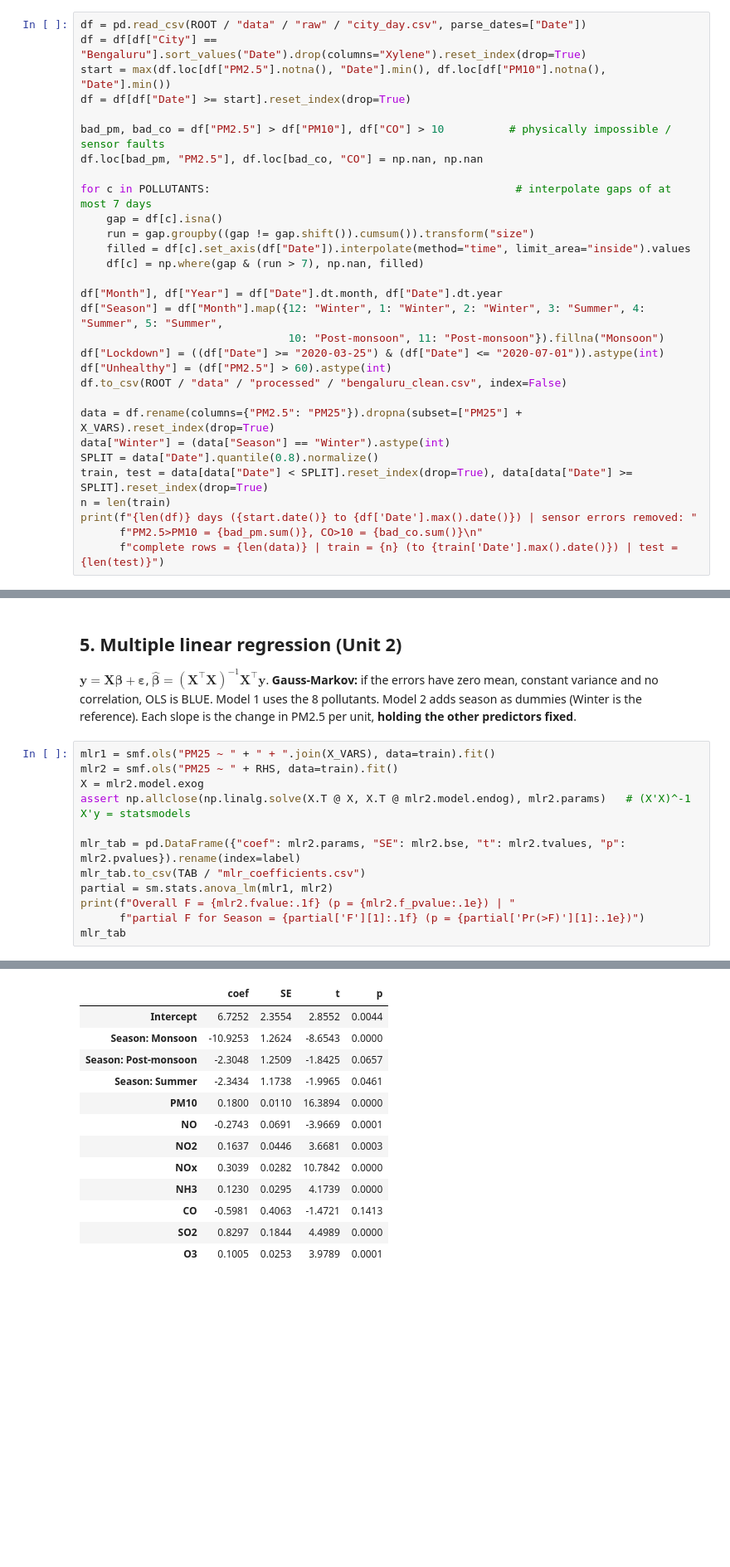
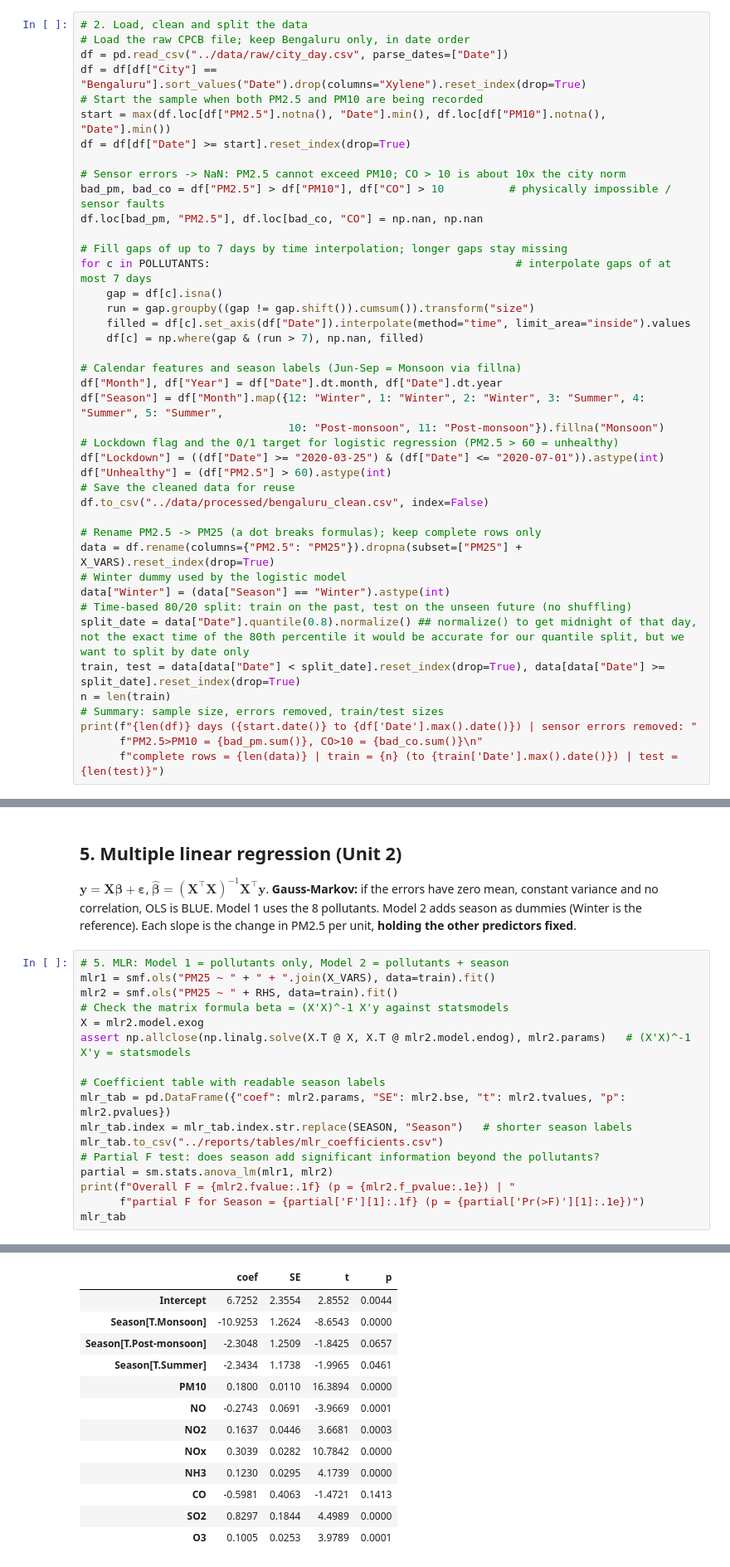
Before and after one commit to soumyadip2412/sml_aat-theory-, a Jupyter notebook: notebooks/AirWatch_Bengaluru_SML_AAT.ipynb, the cells around one changed output, grey strips where cells are left out. Shown at 83% size. Cells and saved outputs as stored; diff of their text form; blank space fills up the shorter version.

```diff
--- a/notebooks/AirWatch_Bengaluru_SML_AAT.ipynb
+++ b/notebooks/AirWatch_Bengaluru_SML_AAT.ipynb
@@ -47,32 +37,44 @@ def label(term):
 ## 2. Data cleaning and train/test split
 Bengaluru rows only; the sample starts when both PM2.5 and PM10 are recorded. Two sensor-error rules: **PM2.5 > PM10** is physically impossible, and **CO > 10 mg/m³** is about 10× the city norm. Gaps of up to 7 days are interpolated in time; longer gaps stay missing. Models use complete rows with a **chronological 80/20 split**, so the model is always tested on later, unseen days.
 # %%
-df = pd.read_csv(ROOT / "data" / "raw" / "city_day.csv", parse_dates=["Date"])
+# 2. Load, clean and split the data
+# Load the raw CPCB file; keep Bengaluru only, in date order
+df = pd.read_csv("../data/raw/city_day.csv", parse_dates=["Date"])
 df = df[df["City"] == "Bengaluru"].sort_values("Date").drop(columns="Xylene").reset_index(drop=True)
+# Start the sample when both PM2.5 and PM10 are being recorded
 start = max(df.loc[df["PM2.5"].notna(), "Date"].min(), df.loc[df["PM10"].notna(), "Date"].min())
 df = df[df["Date"] >= start].reset_index(drop=True)
 
+# Sensor errors -> NaN: PM2.5 cannot exceed PM10; CO > 10 is about 10x the city norm
 bad_pm, bad_co = df["PM2.5"] > df["PM10"], df["CO"] > 10          # physically impossible / sensor faults
 df.loc[bad_pm, "PM2.5"], df.loc[bad_co, "CO"] = np.nan, np.nan
 
+# Fill gaps of up to 7 days by time interpolation; longer gaps stay missing
 for c in POLLUTANTS:                                               # interpolate gaps of at most 7 days
     gap = df[c].isna()
     run = gap.groupby((gap != gap.shift()).cumsum()).transform("size")
     filled = df[c].set_axis(df["Date"]).interpolate(method="time", limit_area="inside").values
     df[c] = np.where(gap & (run > 7), np.nan, filled)
 
+# Calendar features and season labels (Jun-Sep = Monsoon via fillna)
 df["Month"], df["Year"] = df["Date"].dt.month, df["Date"].dt.year
 df["Season"] = df["Month"].map({12: "Winter", 1: "Winter", 2: "Winter", 3: "Summer", 4: "Summer", 5: "Summer",
                                 10: "Post-monsoon", 11: "Post-monsoon"}).fillna("Monsoon")
+# Lockdown flag and the 0/1 target for logistic regression (PM2.5 > 60 = unhealthy)
 df["Lockdown"] = ((df["Date"] >= "2020-03-25") & (df["Date"] <= "2020-07-01")).astype(int)
 df["Unhealthy"] = (df["PM2.5"] > 60).astype(int)
-df.to_csv(ROOT / "data" / "processed" / "bengaluru_clean.csv", index=False)
+# Save the cleaned data for reuse
+df.to_csv("../data/processed/bengaluru_clean.csv", index=False)
 
+# Rename PM2.5 -> PM25 (a dot breaks formulas); keep complete rows only
 data = df.rename(columns={"PM2.5": "PM25"}).dropna(subset=["PM25"] + X_VARS).reset_index(drop=True)
+# Winter dummy used by the logistic model
 data["Winter"] = (data["Season"] == "Winter").astype(int)
-SPLIT = data["Date"].quantile(0.8).normalize()
-train, test = data[data["Date"] < SPLIT].reset_index(drop=True), data[data["Date"] >= SPLIT].reset_index(drop=True)
+# Time-based 80/20 split: train on the past, test on the unseen future (no shuffling)
+split_date = data["Date"].quantile(0.8).normalize() ## normalize() to get midnight of that day, not the exact time of the 80th percentile it would be accurate for our quantile split, but we want to split by date only
+train, test = data[data["Date"] < split_date].reset_index(drop=True), data[data["Date"] >= split_date].reset_index(drop=True)
 n = len(train)
+# Summary: sample size, errors removed, train/test sizes
 print(f"{len(df)} days ({start.date()} to {df['Date'].max().date()}) | sensor errors removed: "
       f"PM2.5>PM10 = {bad_pm.sum()}, CO>10 = {bad_co.sum()}\n"
       f"complete rows = {len(data)} | train = {n} (to {train['Date'].max().date()}) | test = {len(test)}")
@@ -164,24 +191,29 @@ new[["mean", "mean_ci_lower", "mean_ci_upper", "obs_ci_lower", "obs_ci_upper"]].
 ## 5. Multiple linear regression (Unit 2)
 $\mathbf y=\mathbf X\boldsymbol\beta+\boldsymbol\varepsilon$, $\hat{\boldsymbol\beta}=(\mathbf X^\top\mathbf X)^{-1}\mathbf X^\top\mathbf y$. **Gauss-Markov:** if the errors have zero mean, constant variance and no correlation, OLS is BLUE. Model 1 uses the 8 pollutants. Model 2 adds season as dummies (Winter is the reference). Each slope is the change in PM2.5 per unit, **holding the other predictors fixed**.
 # %%
+# 5. MLR: Model 1 = pollutants only, Model 2 = pollutants + season
 mlr1 = smf.ols("PM25 ~ " + " + ".join(X_VARS), data=train).fit()
 mlr2 = smf.ols("PM25 ~ " + RHS, data=train).fit()
+# Check the matrix formula beta = (X'X)^-1 X'y against statsmodels
 X = mlr2.model.exog
 assert np.allclose(np.linalg.solve(X.T @ X, X.T @ mlr2.model.endog), mlr2.params)   # (X'X)^-1 X'y = statsmodels
 
-mlr_tab = pd.DataFrame({"coef": mlr2.params, "SE": mlr2.bse, "t": mlr2.tvalues, "p": mlr2.pvalues}).rename(index=label)
-mlr_tab.to_csv(TAB / "mlr_coefficients.csv")
+# Coefficient table with readable season labels
+mlr_tab = pd.DataFrame({"coef": mlr2.params, "SE": mlr2.bse, "t": mlr2.tvalues, "p": mlr2.pvalues})
+mlr_tab.index = mlr_tab.index.str.replace(SEASON, "Season")   # shorter season labels
+mlr_tab.to_csv("../reports/tables/mlr_coefficients.csv")
+# Partial F test: does season add significant information beyond the pollutants?
 partial = sm.stats.anova_lm(mlr1, mlr2)
 print(f"Overall F = {mlr2.fvalue:.1f} (p = {mlr2.f_pvalue:.1e}) | "
       f"partial F for Season = {partial['F'][1]:.1f} (p = {partial['Pr(>F)'][1]:.1e})")
 mlr_tab
 # %% [output]
 Overall F = 139.2 (p = 1.4e-203) | partial F for Season = 31.9 (p = 7.7e-20)
 |  | coef | SE | t | p |
 | Intercept | 6.7252 | 2.3554 | 2.8552 | 0.0044 |
-| Season: Monsoon | -10.9253 | 1.2624 | -8.6543 | 0.0000 |
-| Season: Post-monsoon | -2.3048 | 1.2509 | -1.8425 | 0.0657 |
-| Season: Summer | -2.3434 | 1.1738 | -1.9965 | 0.0461 |
+| Season[T.Monsoon] | -10.9253 | 1.2624 | -8.6543 | 0.0000 |
+| Season[T.Post-monsoon] | -2.3048 | 1.2509 | -1.8425 | 0.0657 |
+| Season[T.Summer] | -2.3434 | 1.1738 | -1.9965 | 0.0461 |
 | PM10 | 0.1800 | 0.0110 | 16.3894 | 0.0000 |
 | NO | -0.2743 | 0.0691 | -3.9669 | 0.0001 |
 | NO2 | 0.1637 | 0.0446 | 3.6681 | 0.0003 |
```
Also changed, not shown: parts of 16 cells of this notebook, 1 other file.
